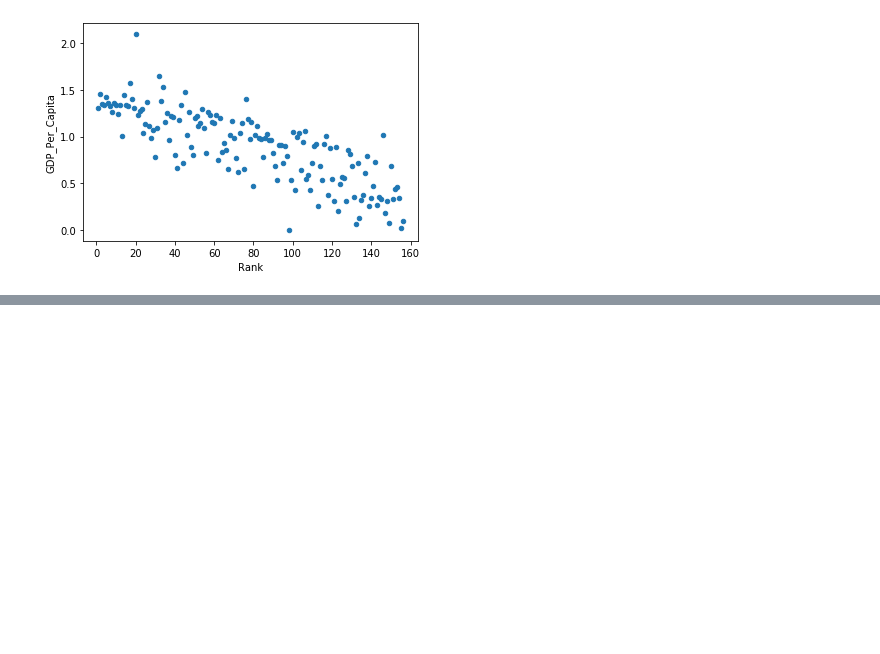
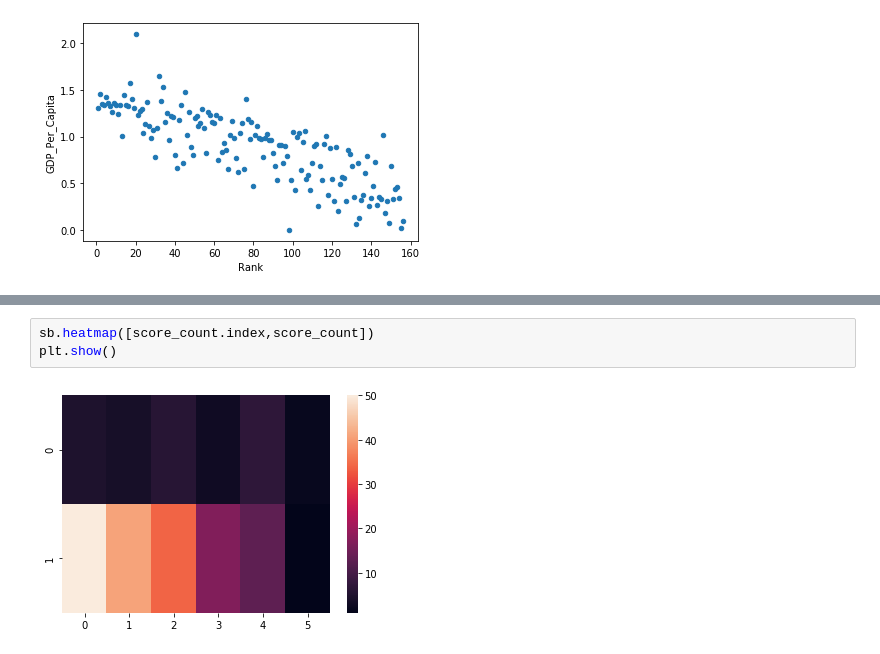
Before and after one commit to sagarbhadra7/Data-Science, a Jupyter notebook: Matplotlib_practice.ipynb, the cells around one changed output, grey strips where cells are left out. Cells and saved outputs as stored; diff of their text form; blank space fills up the shorter version.

```diff
--- a/Matplotlib_practice.ipynb
+++ b/Matplotlib_practice.ipynb
@@ -128,0 +150,5 @@ plt.show()
+# %%
+sb.heatmap([score_count.index,score_count])
+plt.show()
+# %% [output]
+[figure, added]
```
Also changed, not shown: parts of 8 cells of this notebook.
